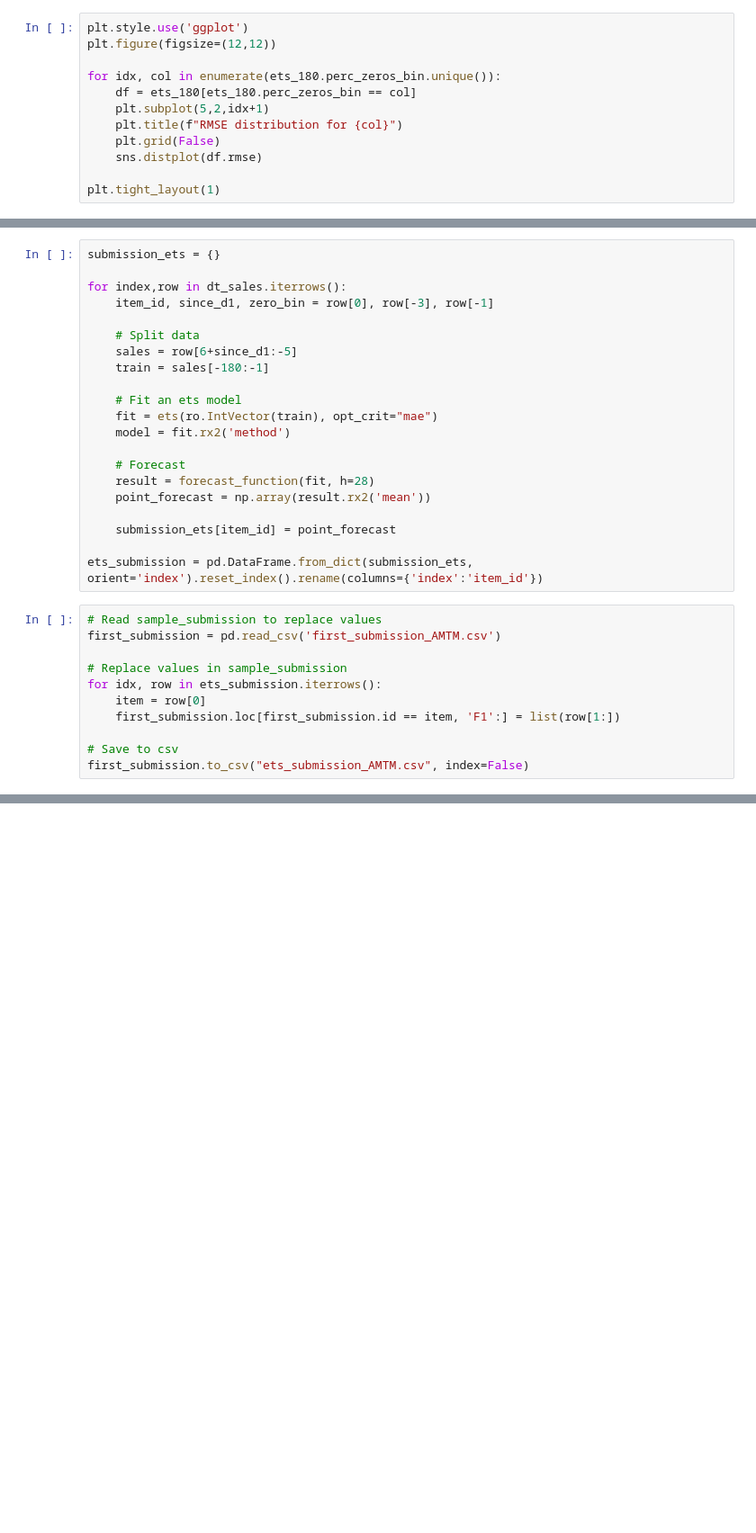
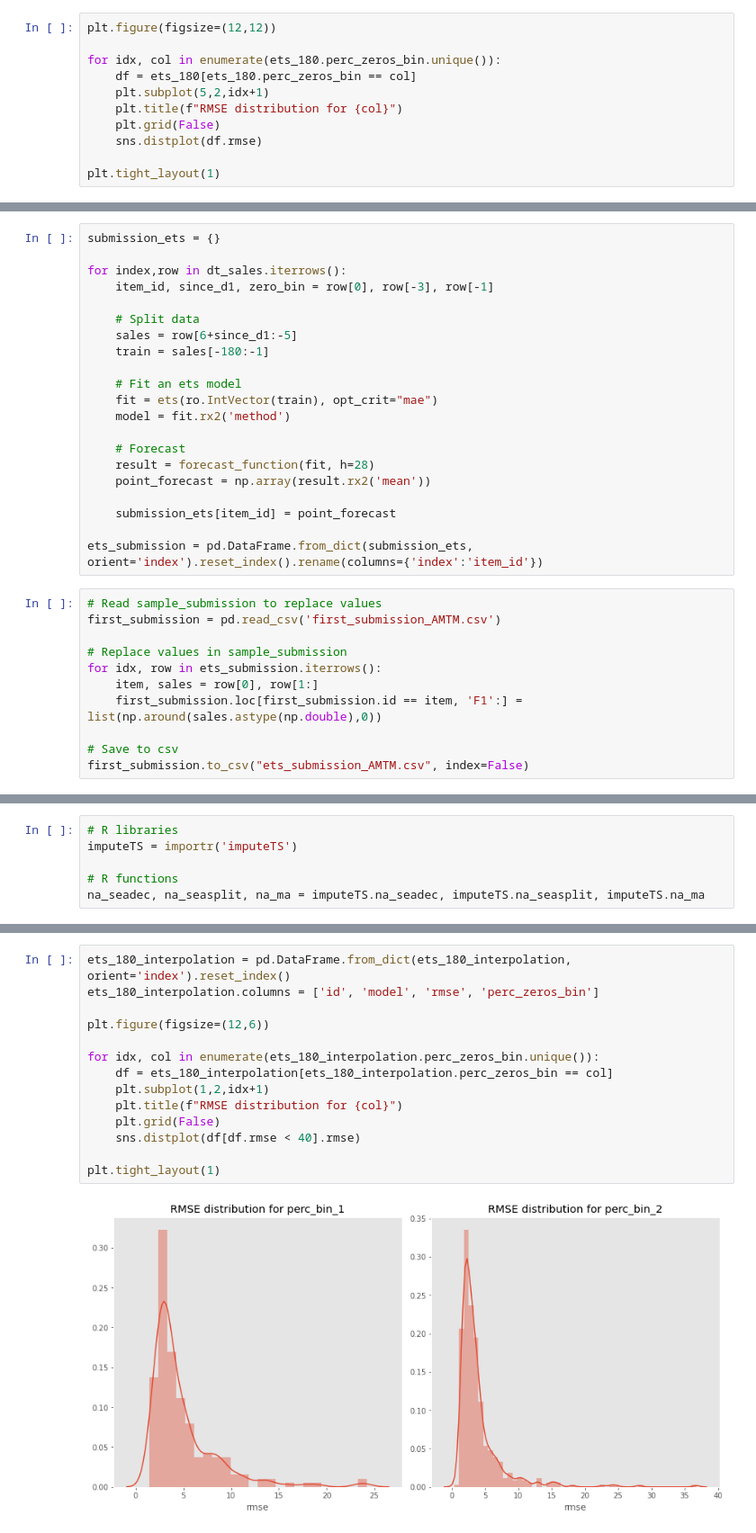
Before and after one commit to TremaMiguel/KaggleCompetitions, a Jupyter notebook: M5_Forecasting/notebooks/M5_Forecasting_Models .ipynb, the cells around one changed output, grey strips where cells are left out. Shown: that part at 90% size. Cells and saved outputs as stored; diff of their text form; blank space fills up the shorter version.

Commit message:
Interpolation for items with low perc of zeros

```diff
--- a/M5_Forecasting/notebooks/M5_Forecasting_Models.ipynb
+++ b/M5_Forecasting/notebooks/M5_Forecasting_Models .ipynb
@@ -184,7 +184,6 @@ for index,row in sales_sampled.iterrows():
 ets_180 = pd.DataFrame.from_dict(ets_model, orient='index').reset_index()
 ets_180.columns = ['id', 'model', 'rmse', 'perc_zeros_bin']
 # %%
-plt.style.use('ggplot')
 plt.figure(figsize=(12,12))
 
 for idx, col in enumerate(ets_180.perc_zeros_bin.unique()):
@@ -226,8 +225,8 @@ first_submission = pd.read_csv('first_submission_AMTM.csv')
 
 # Replace values in sample_submission
 for idx, row in ets_submission.iterrows():
-    item = row[0]
-    first_submission.loc[first_submission.id == item, 'F1':] = list(row[1:])
+    item, sales = row[0], row[1:]
+    first_submission.loc[first_submission.id == item, 'F1':] = list(np.around(sales.astype(np.double),0))
 
 # Save to csv
 first_submission.to_csv("ets_submission_AMTM.csv", index=False)
@@ -233,0 +235,6 @@ first_submission.to_csv("ets_submission_AMTM.csv", index=False)
+# %%
+# R libraries
+imputeTS = importr('imputeTS')
+
+# R functions
+na_seadec, na_seasplit, na_ma = imputeTS.na_seadec, imputeTS.na_seasplit, imputeTS.na_ma
@@ -233,0 +287,16 @@ first_submission.to_csv("ets_submission_AMTM.csv", index=False)
+# %%
+ets_180_interpolation = pd.DataFrame.from_dict(ets_180_interpolation, orient='index').reset_index()
+ets_180_interpolation.columns = ['id', 'model', 'rmse', 'perc_zeros_bin']
+
+plt.figure(figsize=(12,6))
+
+for idx, col in enumerate(ets_180_interpolation.perc_zeros_bin.unique()):
+    df = ets_180_interpolation[ets_180_interpolation.perc_zeros_bin == col]
+    plt.subplot(1,2,idx+1)
+    plt.title(f"RMSE distribution for {col}")
+    plt.grid(False)
+    sns.distplot(df[df.rmse < 40].rmse)
+
+plt.tight_layout(1)
+# %% [output]
+[figure, added]
```
Also changed, not shown: parts of 8 cells of this notebook.
